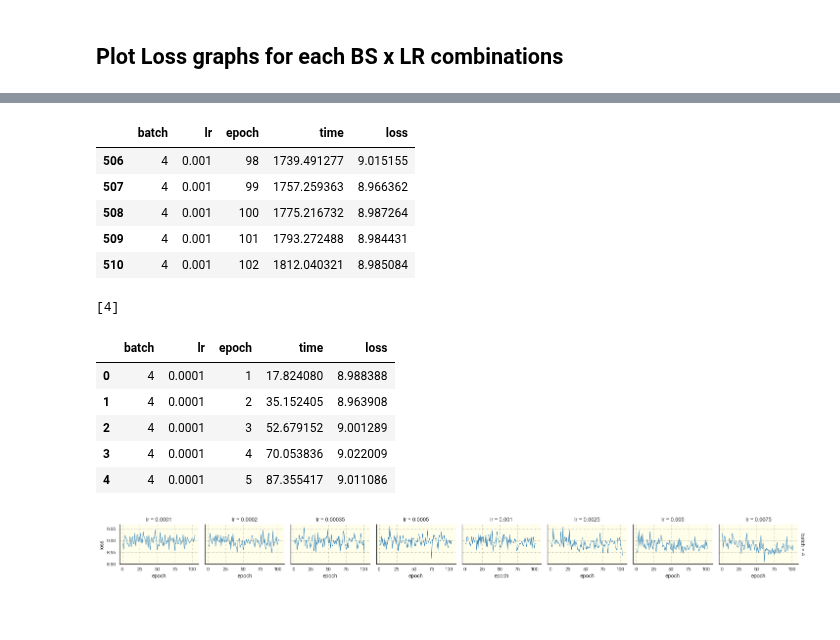
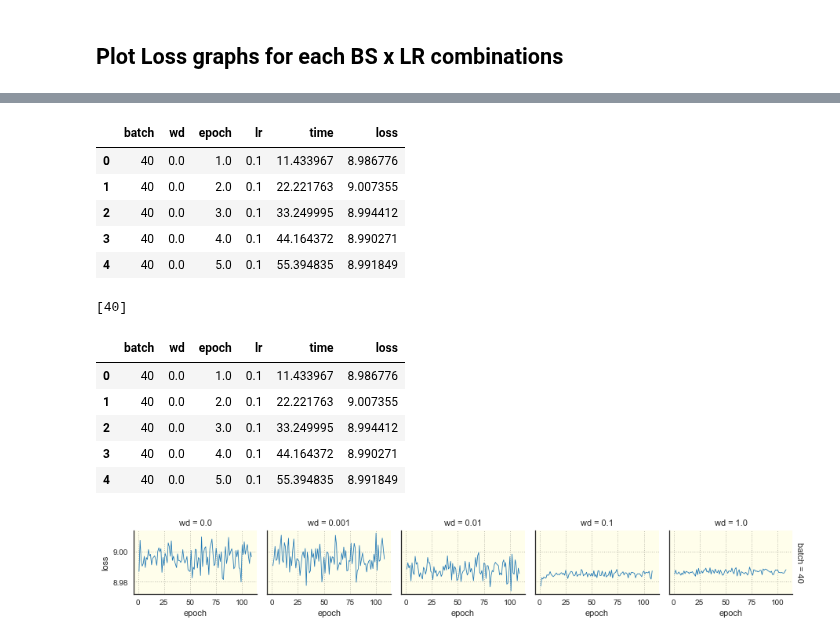
Before and after one commit to pyotr777/mlbenchmarks, a Jupyter notebook: image-caption/DL_imagecap_fixtime_1800s-SGD.ipynb, the cells around one changed output, grey strips where cells are left out. Saved outputs shown, nothing was run; the diff lists cells and outputs as text; code cells hidden in the pictures; blank space fills up the shorter version.

```diff
--- a/image-caption/DL_imagecap_fixtime_1800s-SGD.ipynb
+++ b/image-caption/DL_imagecap_fixtime_1800s-SGD.ipynb
@@ -326,5 +317,4 @@ epoch_T = epoch_df.pivot_table(index="batch",columns="lr",values="epoch")
 colors= [u'#24368Eff',
          u'#5BBEC0ff',
          u'#F4FAC4ff']
-plt.rcParams['figure.figsize'] = 5,2
 cmap = matplotlib.colors.LinearSegmentedColormap.from_list("combined", colors, N=256)
@@ -334,0 +321,3 @@ plotHeatMap(epoch_T,"Epochs",cmap)
+# %%
+plt.rcParams['figure.figsize'] = 6,4
+lib.plotHeatMap(epoch_T,"Epochs",cmap)
@@ -341,28 +341,31 @@ plotHeatMap(loss_T,"Loss","jet")
 # %%
 # Take average between runs
-df_mean_epo = df_epochtime.groupby(["batch","lr","epoch"]).mean().reset_index().drop(["run"],axis=1)
-df_mean_epo[["epoch"]] = df_mean_epo[["epoch"]].astype(int)
-df_mean_epo[(df_mean_epo["batch"] == 4.) & (df_mean_epo["lr"] == 0.001)].tail()
+df_mean_epo = df_epochtime.groupby(["batch","wd","epoch"]).mean().reset_index().drop(["run"],axis=1)
+#df_mean_epo[["epoch"]] = df_mean_epo[["epoch"]].astype(int)
+#print df_mean_epo.dtypes
+#print df_mean_epo["wd"].values
+df_mean_epo.head()
 # %% [output]
-|  | batch | lr | epoch | time | loss |
-| 506 | 4 | 0.001 | 98 | 1739.491277 | 9.015155 |
-| 507 | 4 | 0.001 | 99 | 1757.259363 | 8.966362 |
-| 508 | 4 | 0.001 | 100 | 1775.216732 | 8.987264 |
-| 509 | 4 | 0.001 | 101 | 1793.272488 | 8.984431 |
-| 510 | 4 | 0.001 | 102 | 1812.040321 | 8.985084 |
+|  | batch | wd | epoch | lr | time | loss |
+| 0 | 40 | 0.0 | 1.0 | 0.1 | 11.433967 | 8.986776 |
+| 1 | 40 | 0.0 | 2.0 | 0.1 | 22.221763 | 9.007355 |
+| 2 | 40 | 0.0 | 3.0 | 0.1 | 33.249995 | 8.994412 |
+| 3 | 40 | 0.0 | 4.0 | 0.1 | 44.164372 | 8.990271 |
+| 4 | 40 | 0.0 | 5.0 | 0.1 | 55.394835 | 8.991849 |
 # %%
 df_mean_epo = df_mean_epo.sort_values(by=["batch"],ascending=False)
-df_mean_epo = df_mean_epo.sort_values(by=["lr","epoch"],ascending=True)
+df_mean_epo = df_mean_epo.sort_values(by=["wd","epoch"],ascending=True)
 print df_mean_epo["batch"].unique()
+#print df_mean_epo["wd"].values
 df_mean_epo.head(5)
 # %% [output]
-[4]
+[40]
-|  | batch | lr | epoch | time | loss |
-| 0 | 4 | 0.0001 | 1 | 17.824080 | 8.988388 |
-| 1 | 4 | 0.0001 | 2 | 35.152405 | 8.963908 |
-| 2 | 4 | 0.0001 | 3 | 52.679152 | 9.001289 |
-| 3 | 4 | 0.0001 | 4 | 70.053836 | 9.022009 |
-| 4 | 4 | 0.0001 | 5 | 87.355417 | 9.011086 |
+|  | batch | wd | epoch | lr | time | loss |
+| 0 | 40 | 0.0 | 1.0 | 0.1 | 11.433967 | 8.986776 |
+| 1 | 40 | 0.0 | 2.0 | 0.1 | 22.221763 | 9.007355 |
+| 2 | 40 | 0.0 | 3.0 | 0.1 | 33.249995 | 8.994412 |
+| 3 | 40 | 0.0 | 4.0 | 0.1 | 44.164372 | 8.990271 |
+| 4 | 40 | 0.0 | 5.0 | 0.1 | 55.394835 | 8.991849 |
 # %%
 # Plot using Seaborn FacetGrid
 # Set Seaborn global parameters
@@ -374,33 +377,32 @@ sns.set_style("white")
 # Plot using "tab10" matplotlib colormap
 
 # major_xticks = np.arange(0,176,50)
 # minor_xticks = np.arange(0,176,25)
 # major_yticks = np.arange(5,8.1,1)
 # minor_yticks = np.arange(5,8.1,0.5)
 with sns.color_palette("tab10"):
-    fg = sns.FacetGrid(df_mean_epo,row="batch",col="lr",
+    fg = sns.FacetGrid(df_mean_epo,row="batch",col="wd",
                          row_order=df_mean_epo["batch"].unique(),
                          size=2.1,aspect=1.2,
-                         #row_order=df_mean_epo.batch.unique(),
                          #xlim=(0,176),
                          #ylim=(5,8),
                          margin_titles=True,
                          subplot_kws={"facecolor":"#FFFEEB"})
 
     fg.map(plt.plot,"epoch","loss",ls="-",linewidth=.8)
 
     #print "FacetGrid:",fg.__dict__.keys()
     #print fg.axes.shape, fg.axes.size
     #axes = fg.axes.reshape(fg.axes.size)
     for ax_arr in np.nditer(fg.axes,flags=["refs_ok"]):
         ax = ax_arr.item()
 #         ax.set_xticks(major_xticks)
 #         ax.set_yticks(major_yticks)
 #         ax.set_xticks(minor_xticks, minor=True)
 #         ax.set_yticks(minor_yticks, minor=True)
         ax.grid(which="major",ls=":",alpha=0.25, color="black")
         ax.grid(which="minor",ls=":",alpha=0.15, color="black")
 
 plt.show()
 # %% [output]
-[figure, old version]
+[figure, new version]
```
Also changed, not shown: parts of 37 cells of this notebook, 5 other files.
